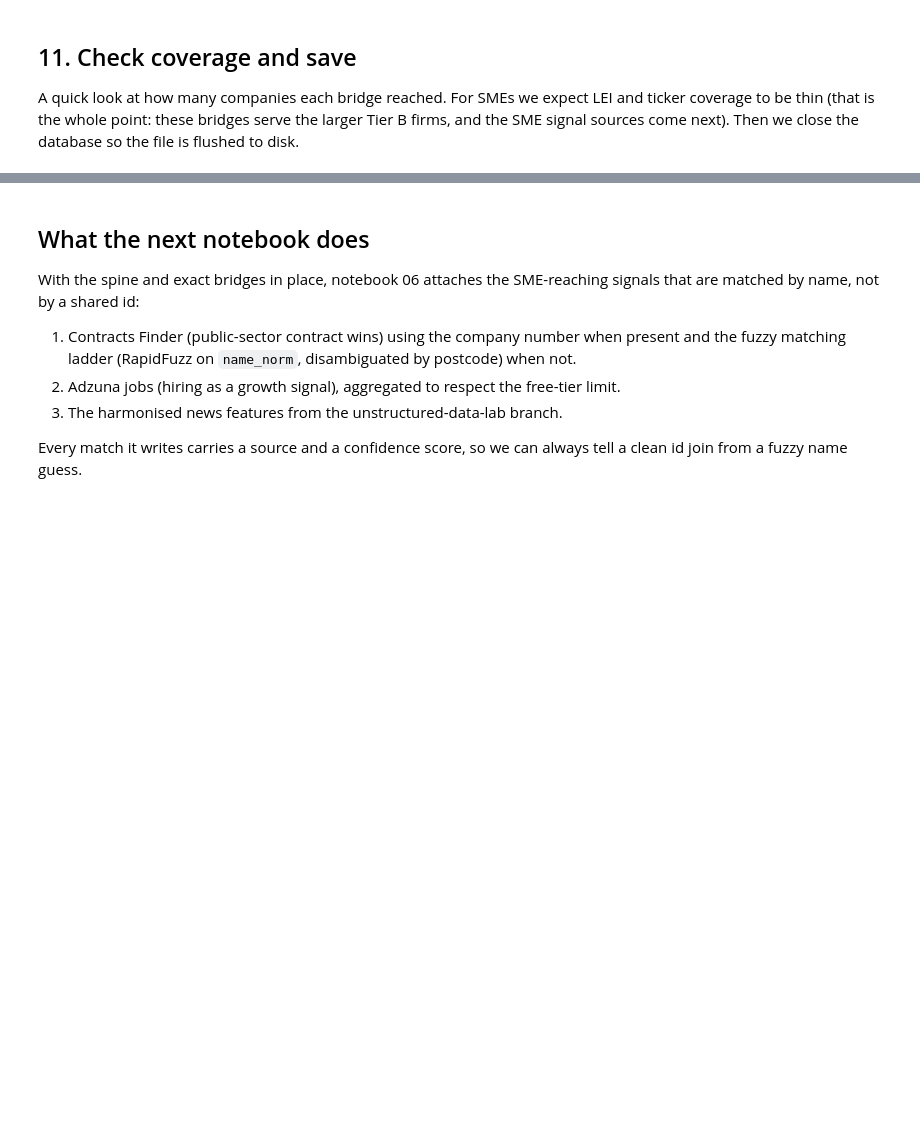
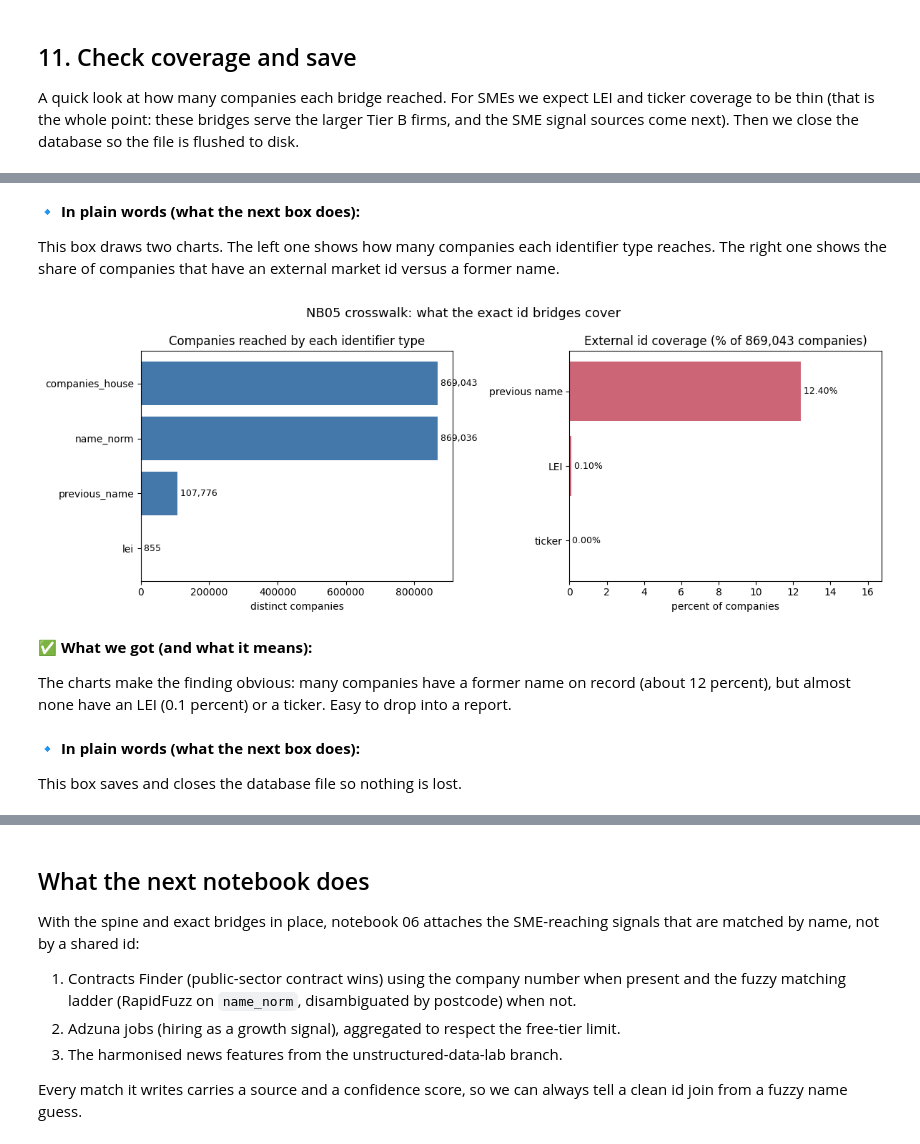
Before and after one commit to Viklin41/lloyds-commercial-banking-intelligence-2026, a Jupyter notebook: notebooks/05_spine_crosswalk.ipynb, the cells around one changed output, grey strips where cells are left out. Saved outputs shown, nothing was run; the diff lists cells and outputs as text; code cells hidden in the pictures; blank space fills up the shorter version.

```diff
--- a/notebooks/05_spine_crosswalk.ipynb
+++ b/notebooks/05_spine_crosswalk.ipynb
@@ -438,3 +610,54 @@ example
+# %% [markdown]
+🔹 **In plain words (what the next box does):**
+
+This box draws two charts. The left one shows how many companies each identifier type reaches. The right one shows the share of companies that have an external market id versus a former name.
+# %%
+import matplotlib.pyplot as plt
+
+total = con.execute("SELECT count(*) FROM companies").fetchone()[0]
+
+reach = con.execute("""
+    SELECT id_type, count(DISTINCT company_number) AS companies
+    FROM identifiers GROUP BY id_type ORDER BY companies DESC
+""").df()
+
+def share(id_type):
+    n = con.execute("""SELECT count(DISTINCT c.company_number) FROM companies c
+                       JOIN identifiers i ON i.company_number=c.company_number AND i.id_type=?""",
+                    [id_type]).fetchone()[0]
+    return 100 * n / total
+
+cov_labels = ["previous name", "LEI", "ticker"]
+cov_vals   = [share("previous_name"), share("lei"), share("ticker")]
+
+fig, ax = plt.subplots(1, 2, figsize=(12, 4.5))
+
+ax[0].barh(reach["id_type"][::-1], reach["companies"][::-1], color="#4477aa")
+ax[0].set_title("Companies reached by each identifier type")
+ax[0].set_xlabel("distinct companies")
+for i, v in enumerate(reach["companies"][::-1]):
+    ax[0].text(v, i, f" {v:,}", va="center", fontsize=9)
+
+ax[1].barh(cov_labels[::-1], cov_vals[::-1], color="#cc6677")
+ax[1].set_title(f"External id coverage (% of {total:,} companies)")
+ax[1].set_xlabel("percent of companies")
+ax[1].set_xlim(0, max(5, max(cov_vals) * 1.35))
+for i, v in enumerate(cov_vals[::-1]):
+    ax[1].text(v, i, f" {v:.2f}%", va="center", fontsize=9)
+
+fig.suptitle("NB05 crosswalk: what the exact id bridges cover", fontsize=13)
+fig.tight_layout()
+plt.show()
+# %% [output]
+[figure, added]
+# %% [markdown]
+✅ **What we got (and what it means):**
+
+The charts make the finding obvious: many companies have a former name on record (about 12 percent), but almost none have an LEI (0.1 percent) or a ticker. Easy to drop into a report.
+# %% [markdown]
+🔹 **In plain words (what the next box does):**
+
+This box saves and closes the database file so nothing is lost.
 # %%
 con.close()
 print(f"saved: {DB_PATH}")
```
Also changed, not shown: parts of 39 cells of this notebook, 1 other file.
